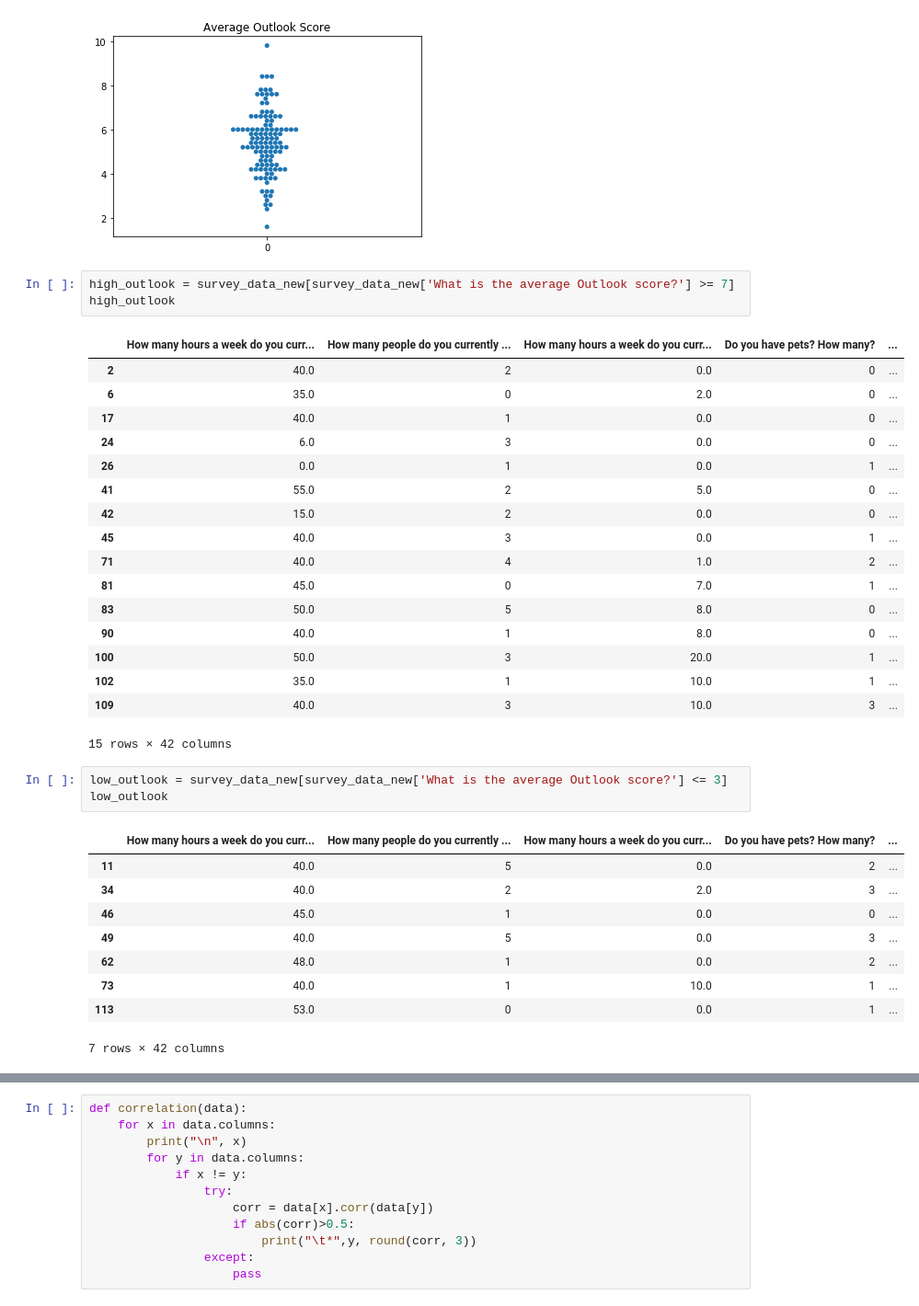
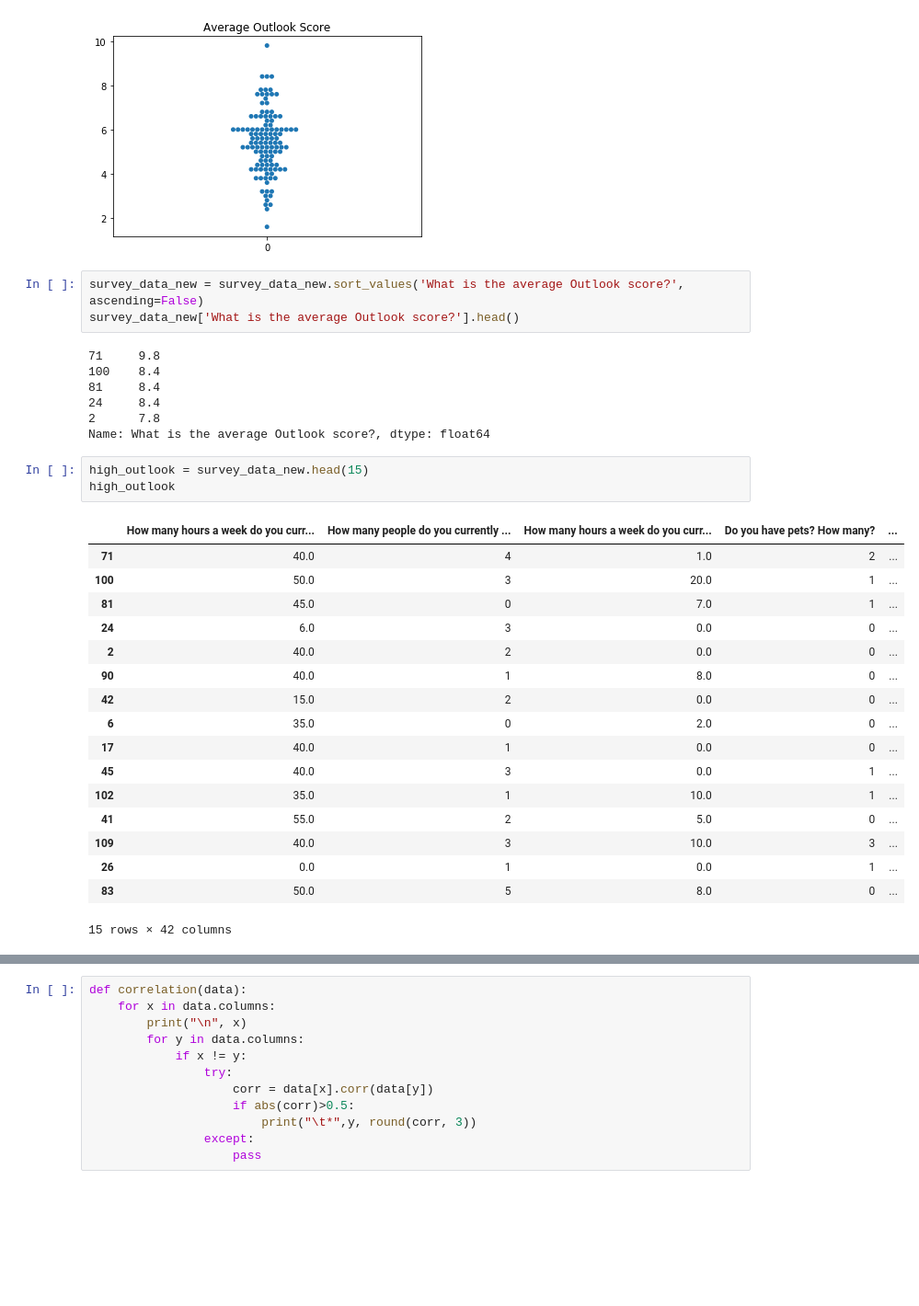
Before and after one commit to abrunlinger/Quarantine-Lifestyle-Analysis, a Jupyter notebook: notebooks/Survey Correlations.ipynb, the cells around one changed output, grey strips where cells are left out. Shown at 92% size. Saved outputs shown, nothing was run; the diff lists cells and outputs as text; blank space fills up the shorter version.

Commit message:
began vizualizing the data

```diff
--- a/notebooks/Survey Correlations.ipynb
+++ b/notebooks/Survey Correlations.ipynb
@@ -209,36 +209,33 @@ plt.show()
 # %% [output]
 [figure]
 # %%
-high_outlook = survey_data_new[survey_data_new['What is the average Outlook score?'] >= 7]
-high_outlook
+survey_data_new = survey_data_new.sort_values('What is the average Outlook score?', ascending=False)
+survey_data_new['What is the average Outlook score?'].head()
 # %% [output]
-|  | How many hours a week do you curr... | How many people do you currently ... | How many hours a week do you curr... | Do you have pets? How many? | ... |
-| 2 | 40.0 | 2 | 0.0 | 0 | ... |
-| 6 | 35.0 | 0 | 2.0 | 0 | ... |
-| 17 | 40.0 | 1 | 0.0 | 0 | ... |
-| 24 | 6.0 | 3 | 0.0 | 0 | ... |
-| 26 | 0.0 | 1 | 0.0 | 1 | ... |
-| 41 | 55.0 | 2 | 5.0 | 0 | ... |
-| 42 | 15.0 | 2 | 0.0 | 0 | ... |
-| 45 | 40.0 | 3 | 0.0 | 1 | ... |
-| 71 | 40.0 | 4 | 1.0 | 2 | ... |
-| 81 | 45.0 | 0 | 7.0 | 1 | ... |
-| 83 | 50.0 | 5 | 8.0 | 0 | ... |
-| 90 | 40.0 | 1 | 8.0 | 0 | ... |
-| 100 | 50.0 | 3 | 20.0 | 1 | ... |
-| 102 | 35.0 | 1 | 10.0 | 1 | ... |
-| 109 | 40.0 | 3 | 10.0 | 3 | ... |
-15 rows × 42 columns
+71     9.8
+100    8.4
+81     8.4
+24     8.4
+2      7.8
+Name: What is the average Outlook score?, dtype: float64
-# %%
-low_outlook = survey_data_new[survey_data_new['What is the average Outlook score?'] <= 3]
-low_outlook
-# %% [output]
-|  | How many hours a week do you curr... | How many people do you currently ... | How many hours a week do you curr... | Do you have pets? How many? | ... |
-| 11 | 40.0 | 5 | 0.0 | 2 | ... |
-| 34 | 40.0 | 2 | 2.0 | 3 | ... |
-| 46 | 45.0 | 1 | 0.0 | 0 | ... |
-| 49 | 40.0 | 5 | 0.0 | 3 | ... |
-| 62 | 48.0 | 1 | 0.0 | 2 | ... |
-| 73 | 40.0 | 1 | 10.0 | 1 | ... |
-| 113 | 53.0 | 0 | 0.0 | 1 | ... |
-7 rows × 42 columns
+# %%
+high_outlook = survey_data_new.head(15)
+high_outlook
+# %% [output]
+|  | How many hours a week do you curr... | How many people do you currently ... | How many hours a week do you curr... | Do you have pets? How many? | ... |
+| 71 | 40.0 | 4 | 1.0 | 2 | ... |
+| 100 | 50.0 | 3 | 20.0 | 1 | ... |
+| 81 | 45.0 | 0 | 7.0 | 1 | ... |
+| 24 | 6.0 | 3 | 0.0 | 0 | ... |
+| 2 | 40.0 | 2 | 0.0 | 0 | ... |
+| 90 | 40.0 | 1 | 8.0 | 0 | ... |
+| 42 | 15.0 | 2 | 0.0 | 0 | ... |
+| 6 | 35.0 | 0 | 2.0 | 0 | ... |
+| 17 | 40.0 | 1 | 0.0 | 0 | ... |
+| 45 | 40.0 | 3 | 0.0 | 1 | ... |
+| 102 | 35.0 | 1 | 10.0 | 1 | ... |
+| 41 | 55.0 | 2 | 5.0 | 0 | ... |
+| 109 | 40.0 | 3 | 10.0 | 3 | ... |
+| 26 | 0.0 | 1 | 0.0 | 1 | ... |
+| 83 | 50.0 | 5 | 8.0 | 0 | ... |
+15 rows × 42 columns
```
Also changed, not shown: parts of 3 cells of this notebook, 2 other files.
